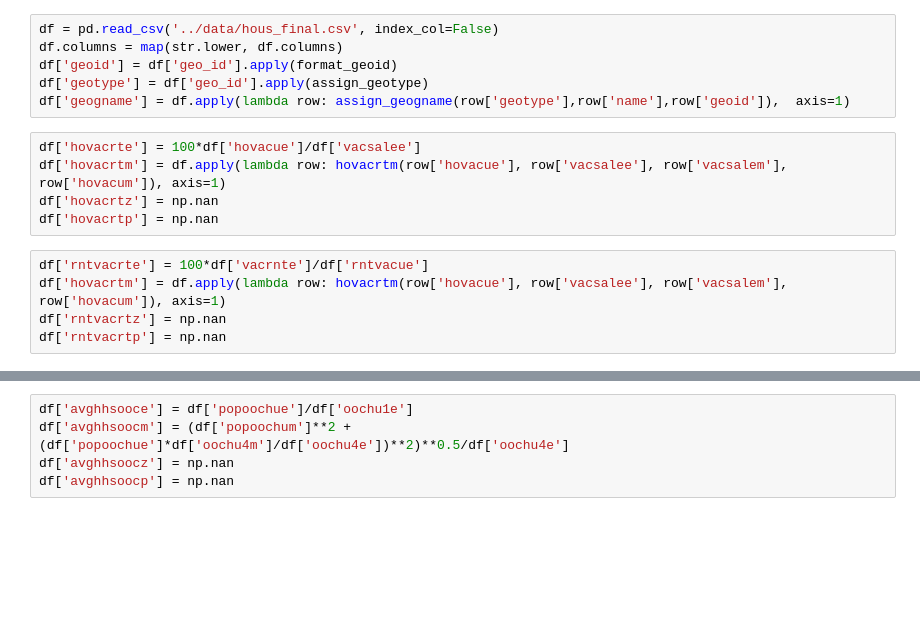
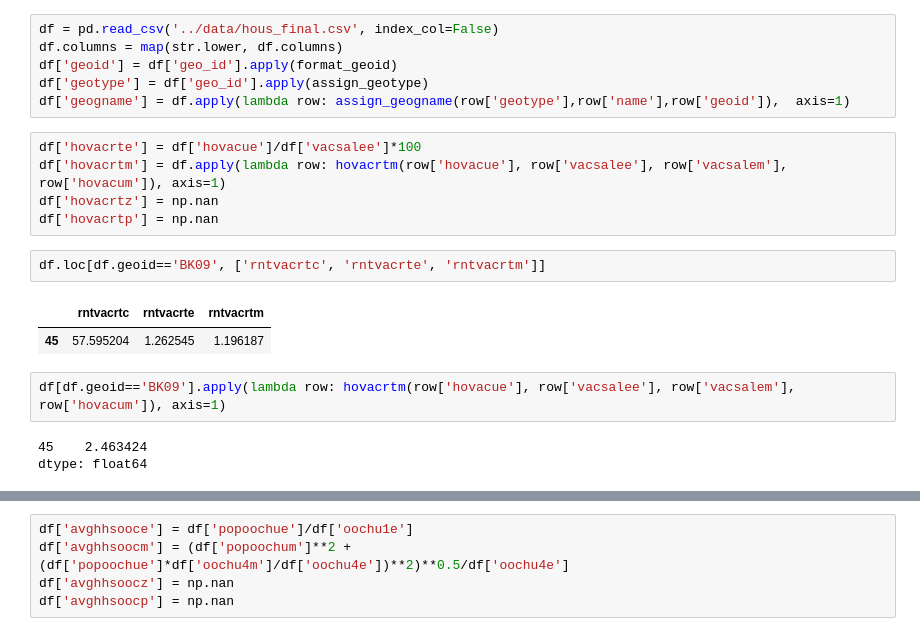
Before and after one commit to NYCPlanning/db-acs, a Jupyter notebook: notebooks/calculate_median.ipynb, the cells around one changed output, grey strips where cells are left out. Saved outputs shown, nothing was run; the diff lists cells and outputs as text; blank space fills up the shorter version.

```diff
--- a/notebooks/calculate_median.ipynb
+++ b/notebooks/calculate_median.ipynb
@@ -501,12 +501,17 @@ df['geoid'] = df['geo_id'].apply(format_geoid)
 df['geotype'] = df['geo_id'].apply(assign_geotype)
 df['geogname'] = df.apply(lambda row: assign_geogname(row['geotype'],row['name'],row['geoid']),  axis=1)
 # %%
-df['hovacrte'] = 100*df['hovacue']/df['vacsalee']
+df['hovacrte'] = df['hovacue']/df['vacsalee']*100
 df['hovacrtm'] = df.apply(lambda row: hovacrtm(row['hovacue'], row['vacsalee'], row['vacsalem'], row['hovacum']), axis=1)
 df['hovacrtz'] = np.nan
 df['hovacrtp'] = np.nan
+# %%
+df.loc[df.geoid=='BK09', ['rntvacrtc', 'rntvacrte', 'rntvacrtm']]
+# %% [output]
+|  | rntvacrtc | rntvacrte | rntvacrtm |
+| 45 | 57.595204 | 1.262545 | 1.196187 |
 # %%
-df['rntvacrte'] = 100*df['vacrnte']/df['rntvacue']
-df['hovacrtm'] = df.apply(lambda row: hovacrtm(row['hovacue'], row['vacsalee'], row['vacsalem'], row['hovacum']), axis=1)
-df['rntvacrtz'] = np.nan
-df['rntvacrtp'] = np.nan
+df[df.geoid=='BK09'].apply(lambda row: hovacrtm(row['hovacue'], row['vacsalee'], row['vacsalem'], row['hovacum']), axis=1)
+# %% [output]
+45    2.463424
+dtype: float64
```
Also changed, not shown: parts of 6 cells of this notebook, 5 other files.
